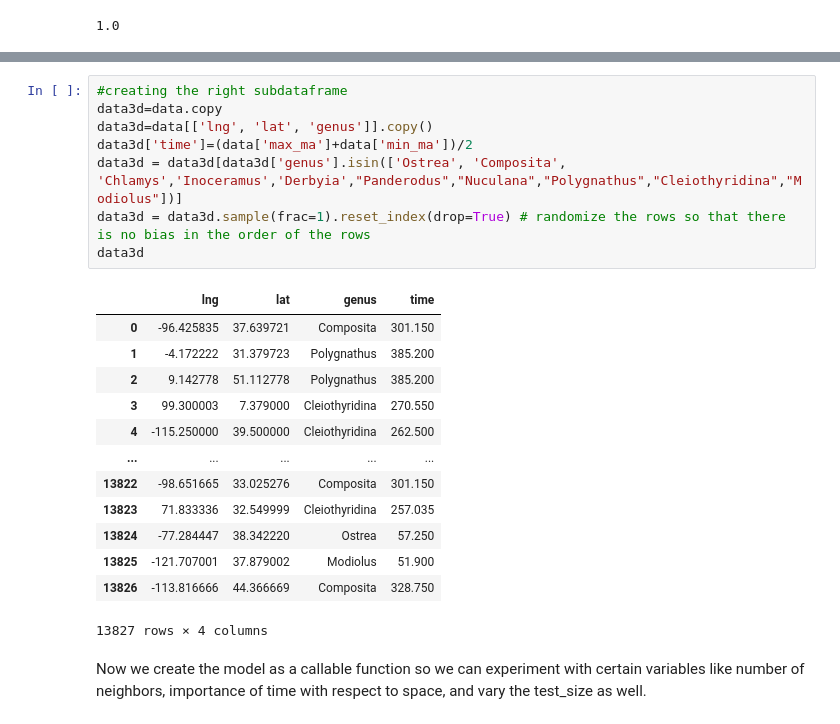
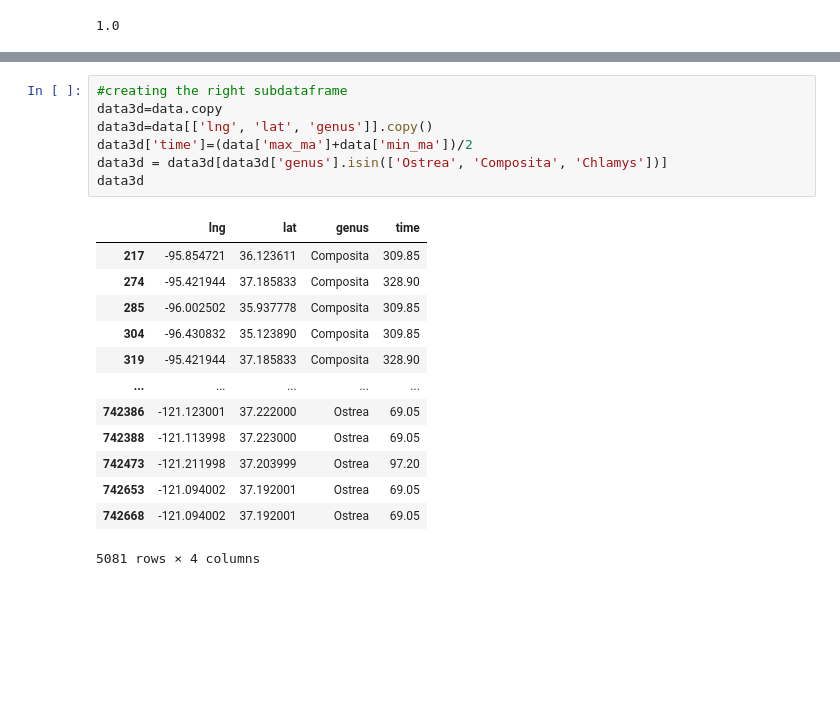
Before and after one commit to thatmartinlau/Dinosaur-ML, a Jupyter notebook: Project (1).ipynb, the cells around one changed output, grey strips where cells are left out. Drawn from its saved outputs; the diff is of its cells as text; blank space fills up the shorter version.

```diff
--- a/Project (1).ipynb
+++ b/Project (1).ipynb
@@ -246,24 +336,21 @@ Now that we have a working metric, we will create our data from the large datase
 # %%
 #creating the right subdataframe
 data3d=data.copy
 data3d=data[['lng', 'lat', 'genus']].copy()
 data3d['time']=(data['max_ma']+data['min_ma'])/2
-data3d = data3d[data3d['genus'].isin(['Ostrea', 'Composita', 'Chlamys','Inoceramus','Derbyia',"Panderodus","Nuculana","Polygnathus","Cleiothyridina","Modiolus"])]
-data3d = data3d.sample(frac=1).reset_index(drop=True) # randomize the rows so that there is no bias in the order of the rows
+data3d = data3d[data3d['genus'].isin(['Ostrea', 'Composita', 'Chlamys'])]
 data3d
 # %% [output]
 |  | lng | lat | genus | time |
-| 0 | -96.425835 | 37.639721 | Composita | 301.150 |
-| 1 | -4.172222 | 31.379723 | Polygnathus | 385.200 |
-| 2 | 9.142778 | 51.112778 | Polygnathus | 385.200 |
-| 3 | 99.300003 | 7.379000 | Cleiothyridina | 270.550 |
-| 4 | -115.250000 | 39.500000 | Cleiothyridina | 262.500 |
+| 217 | -95.854721 | 36.123611 | Composita | 309.85 |
+| 274 | -95.421944 | 37.185833 | Composita | 328.90 |
+| 285 | -96.002502 | 35.937778 | Composita | 309.85 |
+| 304 | -96.430832 | 35.123890 | Composita | 309.85 |
+| 319 | -95.421944 | 37.185833 | Composita | 328.90 |
 | ... | ... | ... | ... | ... |
-| 13822 | -98.651665 | 33.025276 | Composita | 301.150 |
-| 13823 | 71.833336 | 32.549999 | Cleiothyridina | 257.035 |
-| 13824 | -77.284447 | 38.342220 | Ostrea | 57.250 |
-| 13825 | -121.707001 | 37.879002 | Modiolus | 51.900 |
-| 13826 | -113.816666 | 44.366669 | Composita | 328.750 |
+| 742386 | -121.123001 | 37.222000 | Ostrea | 69.05 |
+| 742388 | -121.113998 | 37.223000 | Ostrea | 69.05 |
+| 742473 | -121.211998 | 37.203999 | Ostrea | 97.20 |
+| 742653 | -121.094002 | 37.192001 | Ostrea | 69.05 |
+| 742668 | -121.094002 | 37.192001 | Ostrea | 69.05 |
-13827 rows × 4 columns
+5081 rows × 4 columns
-# %% [markdown]
-Now we create the model as a callable function so we can experiment with certain variables like number of neighbors, importance of time with respect to space, and vary the test_size as well.
```
Also changed, not shown: parts of 66 cells of this notebook.
